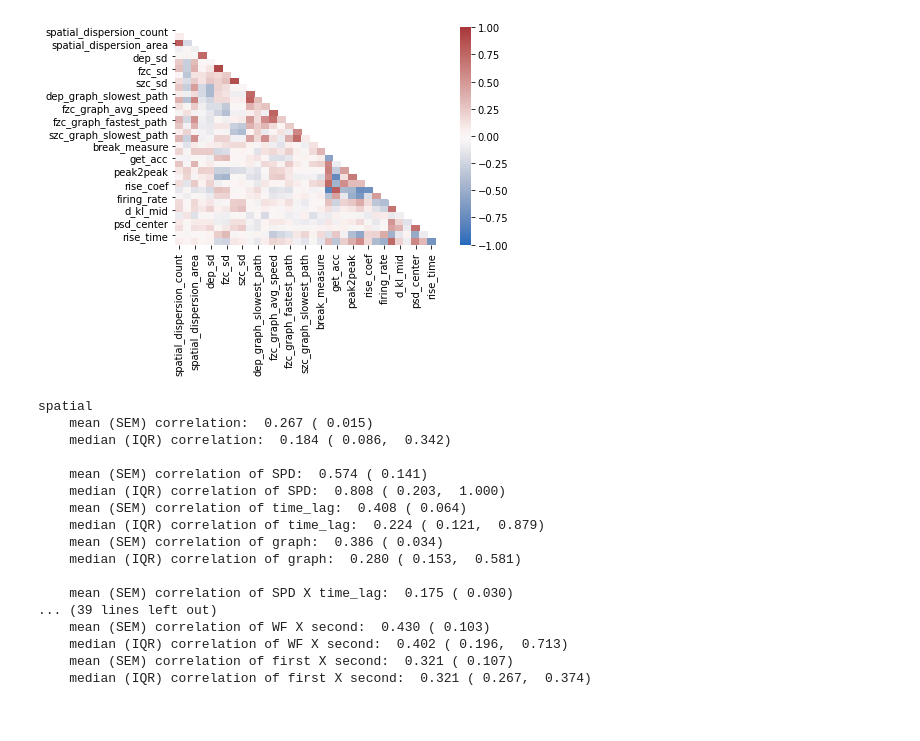
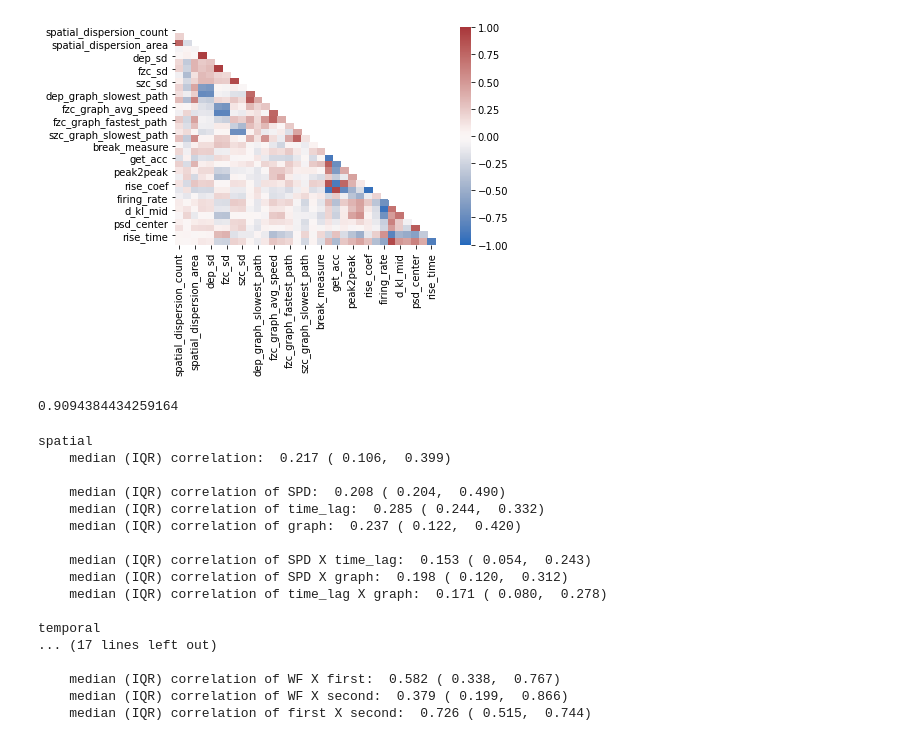
Before and after one commit to LiorSukman/Stark-Lab-Project, a Jupyter notebook: correlation_stats.ipynb, the cells around one changed output. Saved outputs shown, nothing was run; the diff lists cells and outputs as text; code cells hidden in the pictures.

```diff
--- a/correlation_stats.ipynb
+++ b/correlation_stats.ipynb
@@ -11,15 +13,19 @@ from constants import SPATIAL, TEMPORAL, MORPHOLOGICAL, feature_names
 # %%
 pd.options.display.max_columns = 500
 # %%
-PATH = 'clusterData_no_light_14_03_22_Hz/0'
+PATH = 'clusterData_no_light_29_03_22/0'
 
 df = None
 files = os.listdir(PATH)
 for file in sorted(files):
     if df is None:
         df = pd.read_csv(PATH + '/' + file)
+        if df.label[0] < 0:
+            df = None
     else:
         temp = pd.read_csv(PATH + '/' + file)
+        if temp.label[0] < 0:
+            continue
         df = df.append(temp)
 
 df = df[feature_names]
@@ -42,30 +48,43 @@ morph_families = {'WF': ['trough2peak', 'peak2peak', 'fwhm', 'rise_coef'],
 
 families_d = {'spatial': spatial_families, 'temporal': temporal_families, 'morphological': morph_families}
 # %%
-corr_mat = df.corr()
+corr_mat = df.corr(method="spearman")
 mask = np.triu(np.ones_like(corr_mat, dtype=bool))
 plt.yticks(rotation=30)
 cmap = sns.color_palette("vlag", as_cmap=True)
 
 _ = sns.heatmap(corr_mat, annot=False, fmt='.2f', mask=mask, vmin=-1, vmax=1, cmap=cmap,
                     annot_kws={"fontsize": 1})
 
 plt.show()
 # %% [output]
-[figure, old version]
+[figure, new version]
+# %%
+# this is for a specific correlation we state in the Results chapter
+corr_mat['unif_dist'].d_kl_start
+# %% [output]
+0.9094384434259164
 # %%
 for mod in mod_d:
     print(mod)
 
     mod_mat = corr_mat.loc[[feature_names[i] for i in mod_d[mod]],[feature_names[i] for i in mod_d[mod]]].abs()
-    print(f'    mean (SEM) correlation: {mod_mat.to_numpy().mean(): .3f} ({stats.sem(mod_mat, axis=None): .3f})')
+    mod_np = mod_mat.to_numpy()
+    mask = np.triu(np.ones_like(mod_np, dtype=bool))
+    mod_np = mod_np[~mask]
+    #print(f'    mean (SEM) correlation: {mod_np.mean(): .3f} ({stats.sem(mod_np, axis=None): .3f})')
     print(f'    median (IQR) correlation: {np.median(mod_mat.to_numpy()): .3f} ({np.quantile(mod_mat, 0.25): .3f}, {np.quantile(mod_mat, 0.75): .3f})')
     print()
 
     for fam in families_d[mod]:
-        fam_mat = mod_mat.loc[families_d[mod][fam], families_d[mod][fam]].to_numpy().flatten()
-        print(f'    mean (SEM) correlation of {fam}: {fam_mat.mean(): .3f} ({stats.sem(fam_mat): .3f})')
-        print(f'    median (IQR) correlation of {fam}: {np.median(fam_mat): .3f} ({np.quantile(fam_mat, 0.25): .3f}, {np.quantile(fam_mat, 0.75): .3f})')
+        fam_mat = mod_mat.loc[families_d[mod][fam], families_d[mod][fam]].to_numpy()
+        mask = np.triu(np.ones_like(fam_mat, dtype=bool))
+        fam_mat = fam_mat[~mask].flatten()
+        #print(f'    mean (SEM) correlation of {fam}: {fam_mat.mean(): .3f} ({stats.sem(fam_mat): .3f})')
+        if len(fam_mat) > 0:
+            print(f'    median (IQR) correlation of {fam}: {np.median(fam_mat): .3f} ({np.quantile(fam_mat, 0.25): .3f}, {np.quantile(fam_mat, 0.75): .3f})')
+        else:
+            print(f'    median (IQR) correlation of {fam}: None (None None)')
     print()
 
     for i, fam1 in enumerate(families_d[mod]):
@@ -73,25 +92,24 @@ for mod in mod_d:
             if i >= j:
                 continue
             cross_mat = mod_mat.loc[families_d[mod][fam1], families_d[mod][fam2]].to_numpy().flatten()
-            print(f'    mean (SEM) correlation of {fam1} X {fam2}: {cross_mat.mean(): .3f} ({stats.sem(cross_mat): .3f})')
+            #print(f'    mean (SEM) correlation of {fam1} X {fam2}: {cross_mat.mean(): .3f} ({stats.sem(cross_mat): .3f})')
             print(f'    median (IQR) correlation of {fam1} X {fam2}: {np.median(cross_mat): .3f} ({np.quantile(cross_mat, 0.25): .3f}, {np.quantile(cross_mat, 0.75): .3f})')
     print()
-    print()
 # %% [output]
 spatial
-    mean (SEM) correlation:  0.267 ( 0.015)
-    median (IQR) correlation:  0.184 ( 0.086,  0.342)
+    median (IQR) correlation:  0.217 ( 0.106,  0.399)
 
-    mean (SEM) correlation of SPD:  0.574 ( 0.141)
-    median (IQR) correlation of SPD:  0.808 ( 0.203,  1.000)
-    mean (SEM) correlation of time_lag:  0.408 ( 0.064)
-    median (IQR) correlation of time_lag:  0.224 ( 0.121,  0.879)
-    mean (SEM) correlation of graph:  0.386 ( 0.034)
-    median (IQR) correlation of graph:  0.280 ( 0.153,  0.581)
+    median (IQR) correlation of SPD:  0.208 ( 0.204,  0.490)
+    median (IQR) correlation of time_lag:  0.285 ( 0.244,  0.332)
+    median (IQR) correlation of graph:  0.237 ( 0.122,  0.420)
 
-    mean (SEM) correlation of SPD X time_lag:  0.175 ( 0.030)
-... (39 lines left out)
-    mean (SEM) correlation of WF X second:  0.430 ( 0.103)
-    median (IQR) correlation of WF X second:  0.402 ( 0.196,  0.713)
-    mean (SEM) correlation of first X second:  0.321 ( 0.107)
-    median (IQR) correlation of first X second:  0.321 ( 0.267,  0.374)
+    median (IQR) correlation of SPD X time_lag:  0.153 ( 0.054,  0.243)
+    median (IQR) correlation of SPD X graph:  0.198 ( 0.120,  0.312)
+    median (IQR) correlation of time_lag X graph:  0.171 ( 0.080,  0.278)
+
+temporal
+... (17 lines left out)
+
+    median (IQR) correlation of WF X first:  0.582 ( 0.338,  0.767)
+    median (IQR) correlation of WF X second:  0.379 ( 0.199,  0.866)
+    median (IQR) correlation of first X second:  0.726 ( 0.515,  0.744)
```
Also changed, not shown: parts of 5 cells of this notebook, 13 other files.
